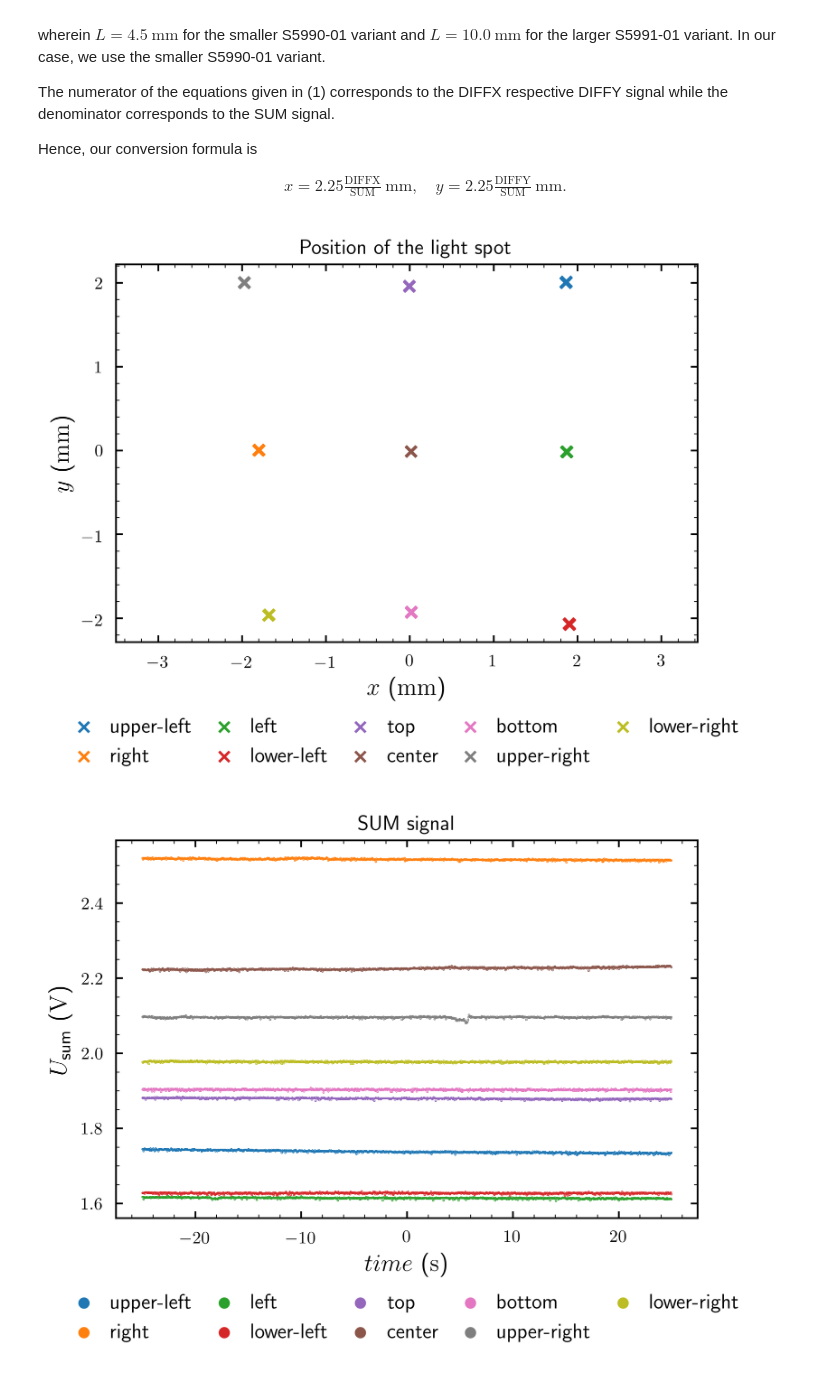
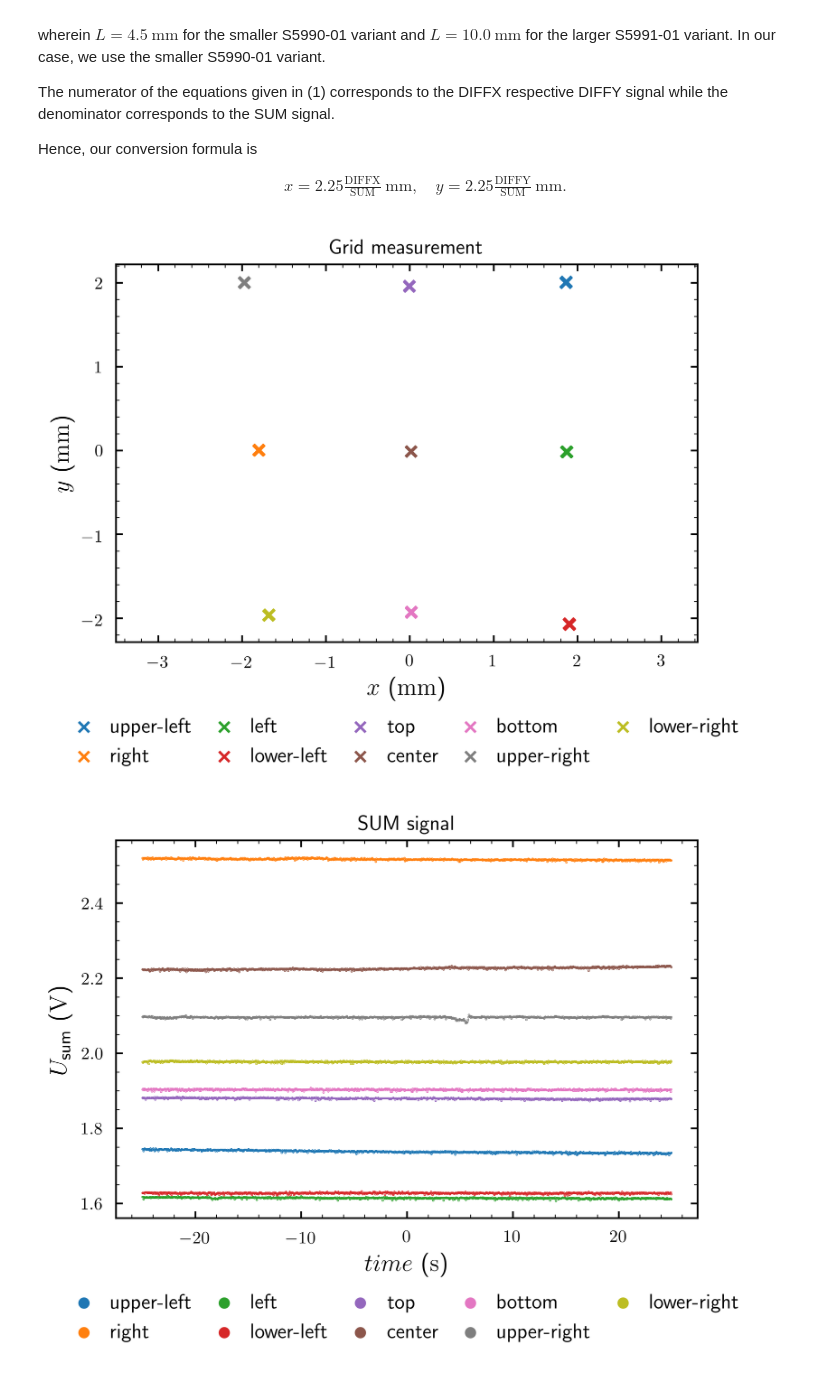
Before and after one commit to bodokaiser/position-sensitive-detector, a Jupyter notebook: measurements/analysis.ipynb, the cells around one changed output. Drawn from its saved outputs; the diff is of its cells as text; code cells hidden in the pictures.

Commit message:
added figures, equations, and tables to measurement section

```diff
--- a/measurements/analysis.ipynb
+++ b/measurements/analysis.ipynb
@@ -4,6 +4,8 @@ import pandas as pd
 import numpy as np
 
 from matplotlib import pyplot as plt
+
+figuredir = '../latex/figure/plot'
 # %% [markdown]
 Laser power was measured at $\lambda=700\ \text{nm}$ to be $P\approx1\ \text{mW}$.
 
@@ -54,19 +56,20 @@ def convert(df):
 # %%
 plt.figure(dpi=300, figsize=(6, 4))
 
 for (pos, df) in data.items():
     x, y = convert(df)
 
     plt.scatter(x, y, label=pos, marker='x')
 
-plt.title('Position of the light spot')
+plt.title('Grid measurement')
 plt.xlabel('$x$ (\si{\milli\meter})')
 plt.ylabel('$y$ (\si{\milli\meter})')
 plt.axis('equal')
 plt.legend(loc='upper center', bbox_to_anchor=(0.5, -0.15), ncol=5)
+plt.savefig(os.path.join(figuredir, 'grid-measurement.png'))
 plt.show()
 # %% [output]
-[figure, old version]
+[figure, new version]
 # %%
 plt.figure(dpi=300, figsize=(6, 4))
 
```
Also changed, not shown: parts of 5 cells of this notebook, 8 other files.
